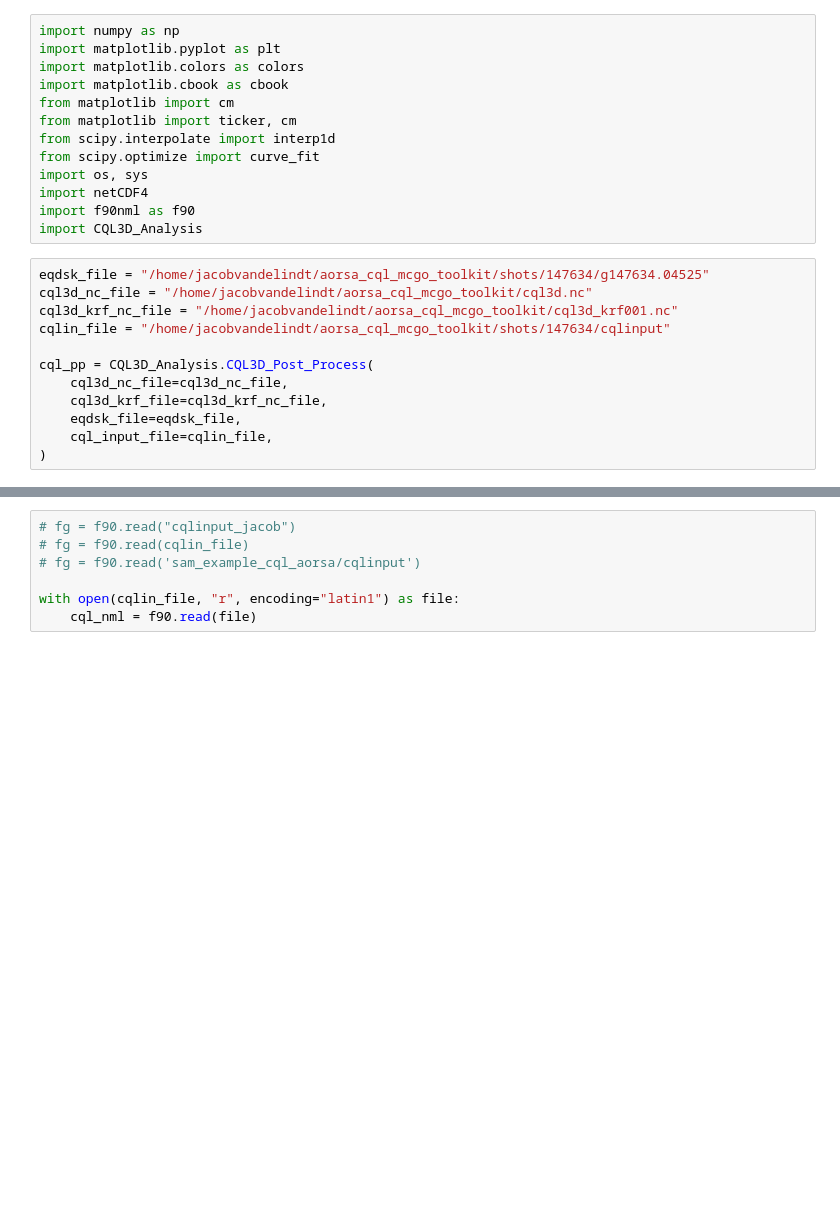
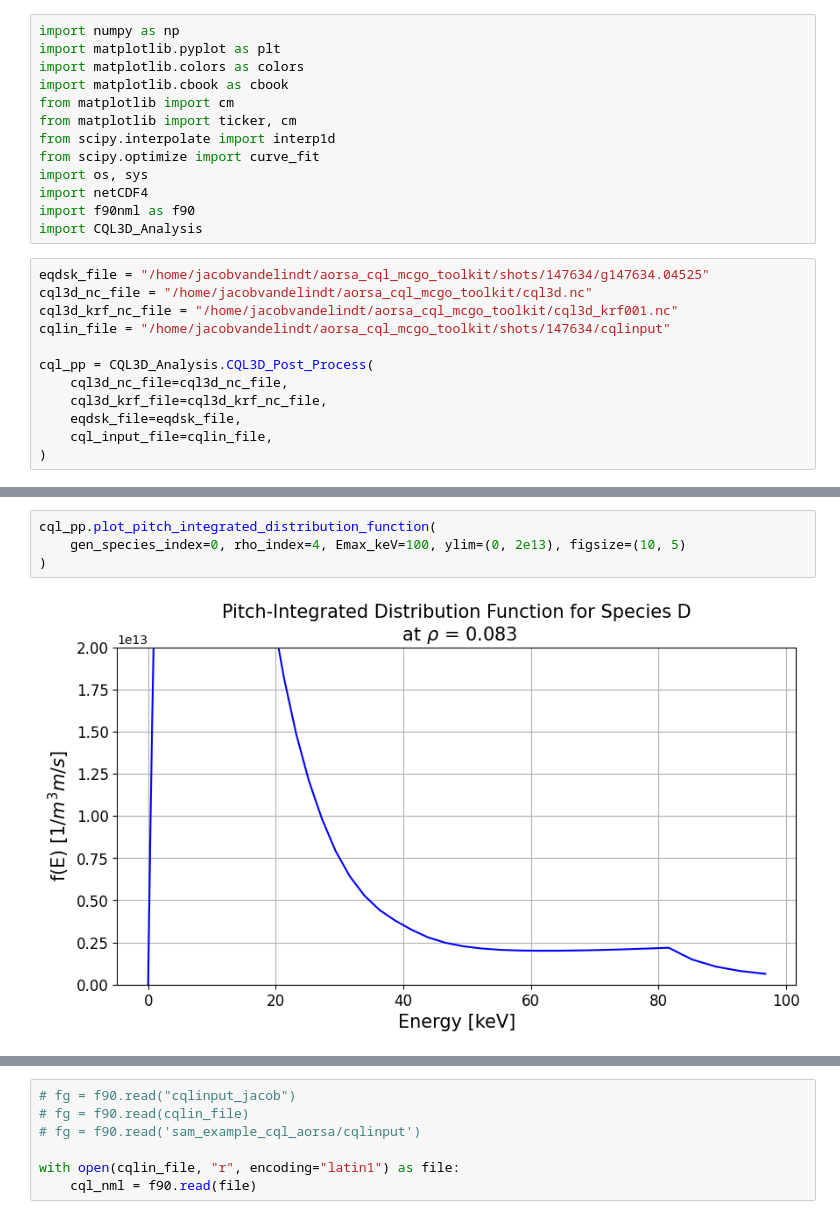
Before and after one commit to vandelij/aorsa_cql_mcgo_toolkit, a Jupyter notebook: cql3d_post_processing.ipynb, the cells around one changed output, grey strips where cells are left out. Cells and saved outputs as stored; diff of their text form; blank space fills up the shorter version.

```diff
--- a/cql3d_post_processing.ipynb
+++ b/cql3d_post_processing.ipynb
@@ -43,0 +40,6 @@ cql_pp.vnorm
+# %%
+cql_pp.plot_pitch_integrated_distribution_function(
+    gen_species_index=0, rho_index=4, Emax_keV=100, ylim=(0, 2e13), figsize=(10, 5)
+)
+# %% [output]
+[figure, added]
```
Also changed, not shown: parts of 6 cells of this notebook, 2 other files.
